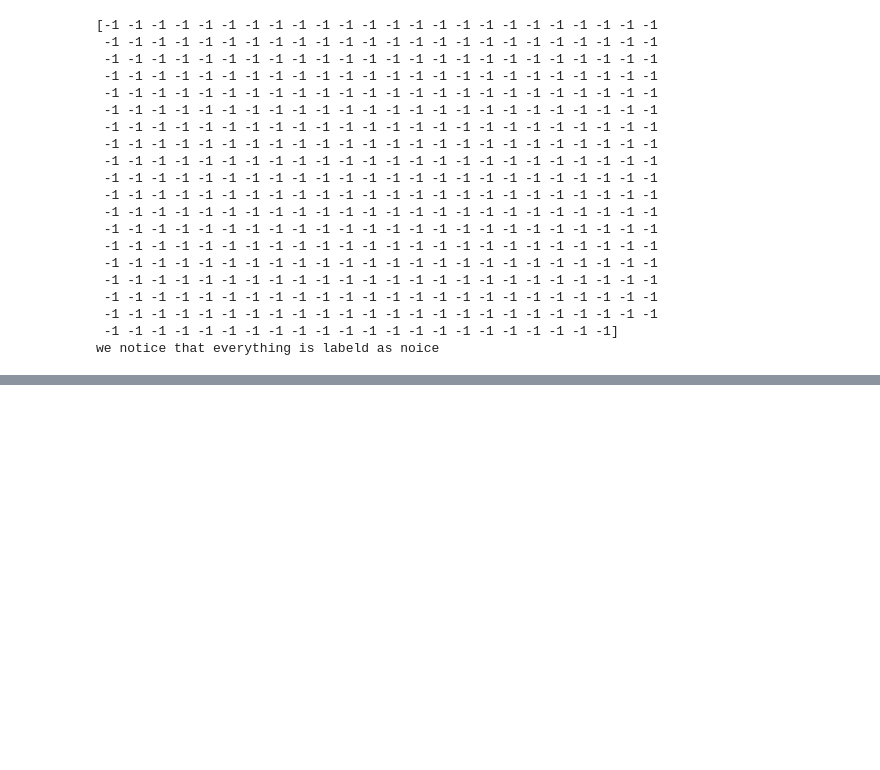
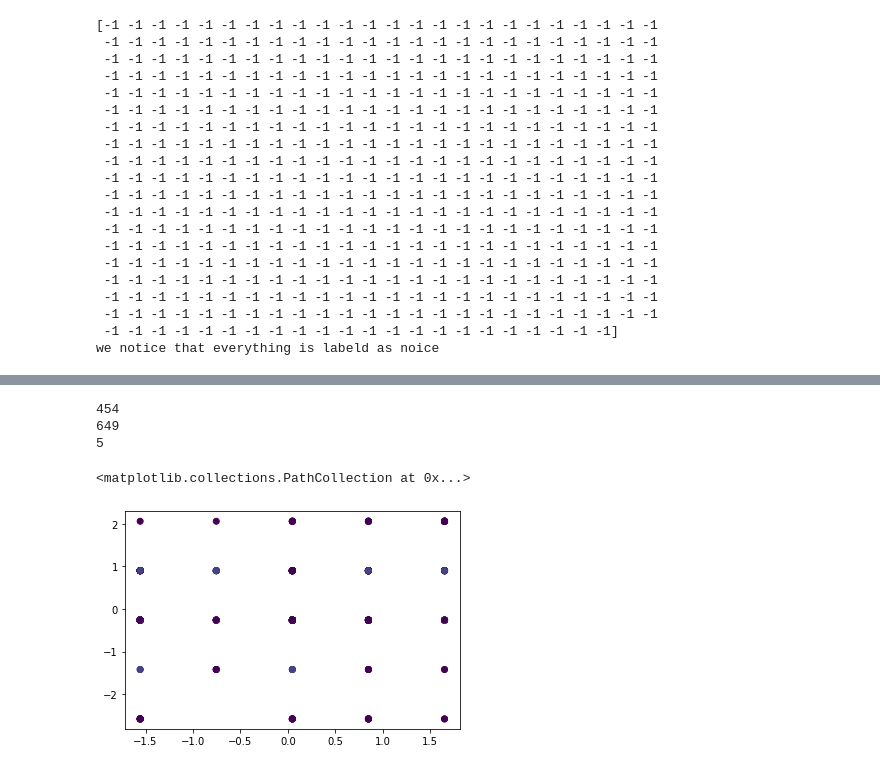
Before and after one commit to Kajlid/Final-project-Machine_Learning, a Jupyter notebook: DBScan_Simon.ipynb, the cells around one changed output, grey strips where cells are left out. Cells and saved outputs as stored; diff of their text form; code cells hidden in the pictures; blank space fills up the shorter version.

```diff
--- a/DBScan_Simon.ipynb
+++ b/DBScan_Simon.ipynb
@@ -128,0 +234,13 @@ plt.scatter(data_train_encoded["failures"], data_train_encoded["G3"])
+# %%
+clf = DBSCAN(eps=4,min_samples=3)
+cluster = clf.fit_predict(X_train)
+print(len(cluster))
+print(len(scaled_dataframe["failures"]))
+print(len(set(clf.labels_)) - (1 if -1 in clf.labels_ else 0))
+plt.scatter(X_train["Mjob"], X_train["Fjob"], c=cluster)
+# %% [output]
+454
+649
+5
+<matplotlib.collections.PathCollection at 0x...>
+[figure, added]
```
Also changed, not shown: parts of 6 cells of this notebook.
